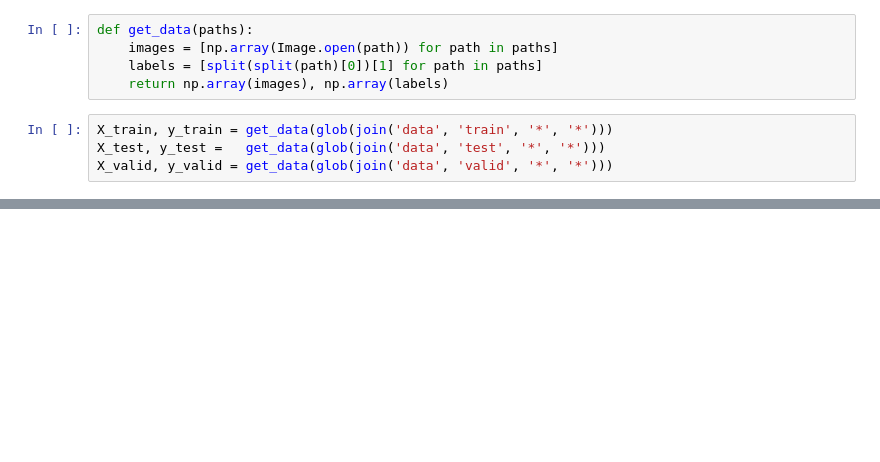
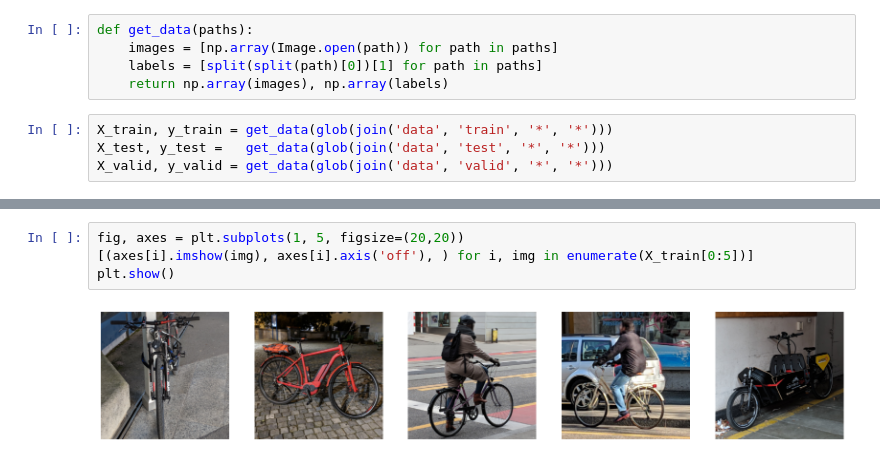
Before and after one commit to FlorianFasmeyer/transfer-learning, a Jupyter notebook: transfer-learning.ipynb, the cells around one changed output, grey strips where cells are left out. Drawn from its saved outputs; the diff is of its cells as text; blank space fills up the shorter version.

```diff
--- a/transfer-learning.ipynb
+++ b/transfer-learning.ipynb
@@ -58,0 +62,6 @@ X_valid, y_valid = get_data(glob(join('data', 'valid', '*', '*')))
+# %%
+fig, axes = plt.subplots(1, 5, figsize=(20,20))
+[(axes[i].imshow(img), axes[i].axis('off'), ) for i, img in enumerate(X_train[0:5])]
+plt.show()
+# %% [output]
+[figure, added]
```
Also changed, not shown: parts of 12 cells of this notebook.
